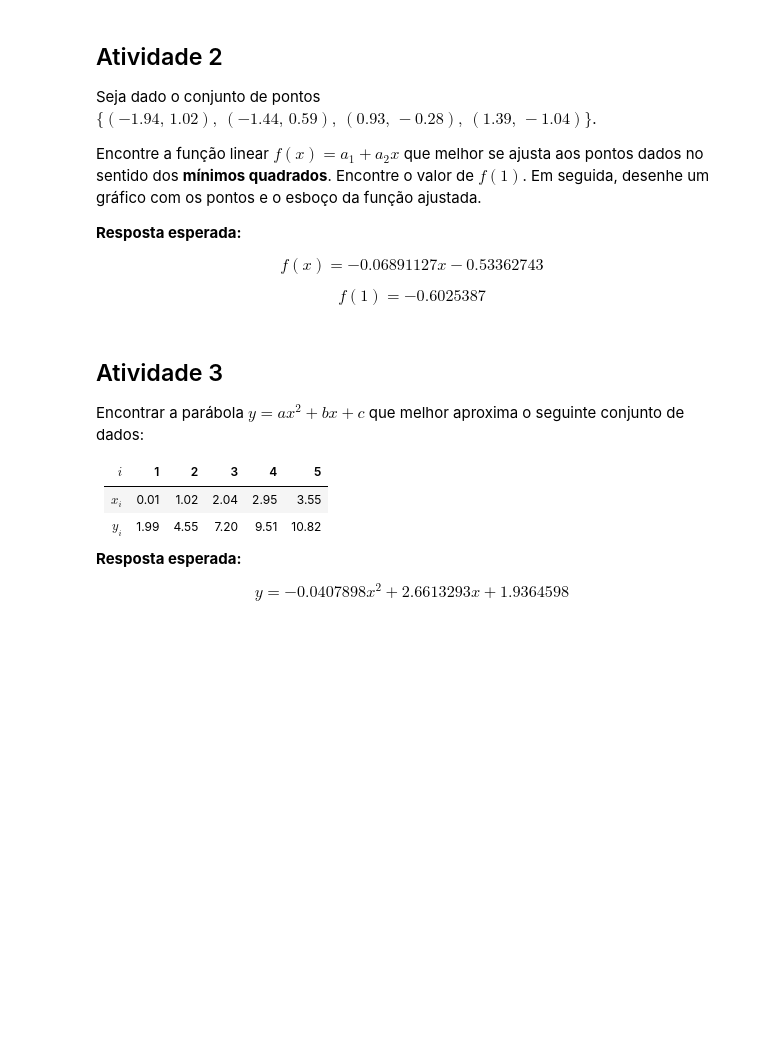
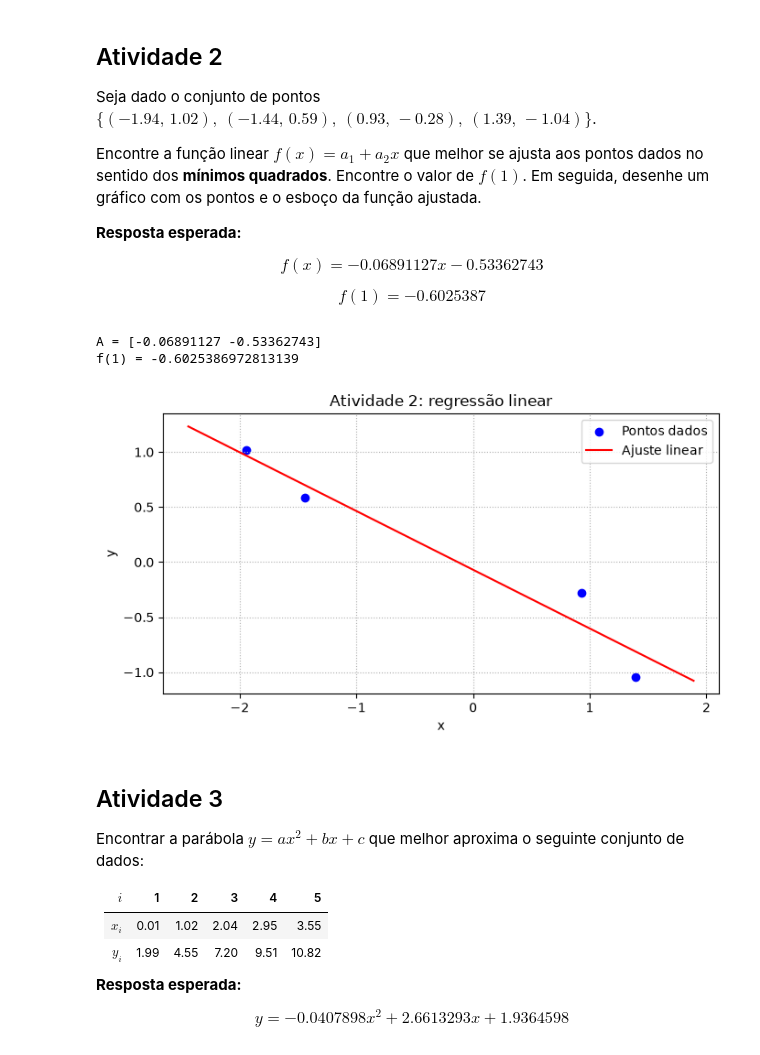
Before and after one commit to lucastoledorocha/Cnum, a Jupyter notebook: Notebooks/semana10.ipynb, the cells around one changed output. Cells and saved outputs as stored; diff of their text form; code cells hidden in the pictures; blank space fills up the shorter version.

```diff
--- a/Notebooks/semana10.ipynb
+++ b/Notebooks/semana10.ipynb
@@ -102,6 +102,41 @@ $$
 $$
 f(1) = -0.6025387
 $$
+# %%
+import os
+import sys
+
+import numpy as np
+import matplotlib.pyplot as plt
+
+sys.path.append(os.path.abspath(os.path.join('..')))
+from utils.algoritmos import regressao
+
+x = np.array([-1.94, -1.44, 0.93, 1.39], dtype=float)
+y = np.array([1.02, 0.59, -0.28, -1.04], dtype=float)
+
+v = lambda x: np.column_stack((np.ones(len(x)), x))
+A = regressao(x, y, v)
+print('A =', A)
+print('f(1) =', A[0] + A[1] * 1.0)
+
+x_vals = np.linspace(min(x) - 0.5, max(x) + 0.5, 400)
+y_fit = A[0] + A[1] * x_vals
+
+plt.figure(figsize=(7, 4))
+plt.scatter(x, y, color='blue', label='Pontos dados')
+plt.plot(x_vals, y_fit, color='red', label='Ajuste linear')
+plt.title('Atividade 2: regressão linear')
+plt.xlabel('x')
+plt.ylabel('y')
+plt.grid(True, linestyle=':')
+plt.legend()
+plt.tight_layout()
+plt.show()
+# %% [output]
+A = [-0.06891127 -0.53362743]
+f(1) = -0.6025386972813139
+[figure, added]
 # %% [markdown]
 ## Atividade 3
 Encontrar a parábola $y = ax^2 + bx + c$ que melhor aproxima o seguinte conjunto de dados:
```
Also changed, not shown: parts of 2 cells of this notebook, 1 other file.
